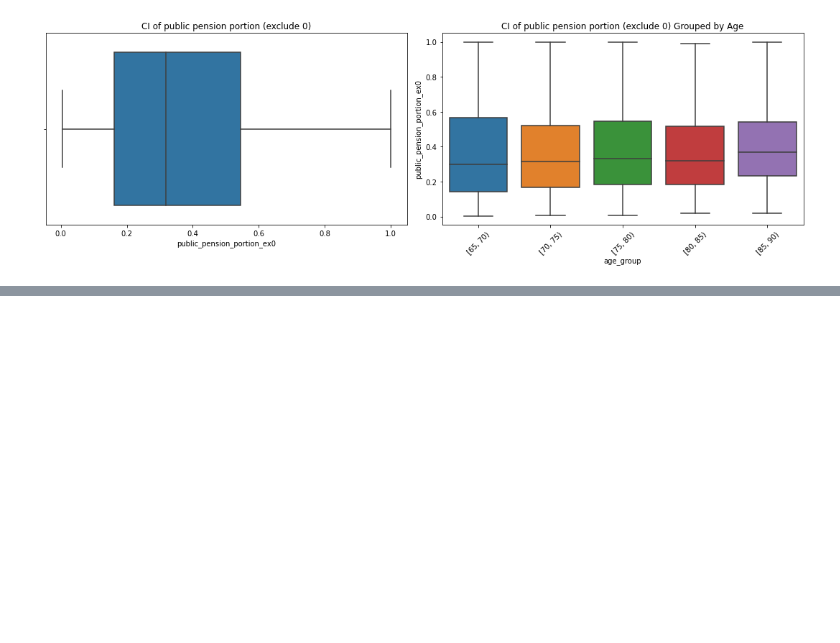
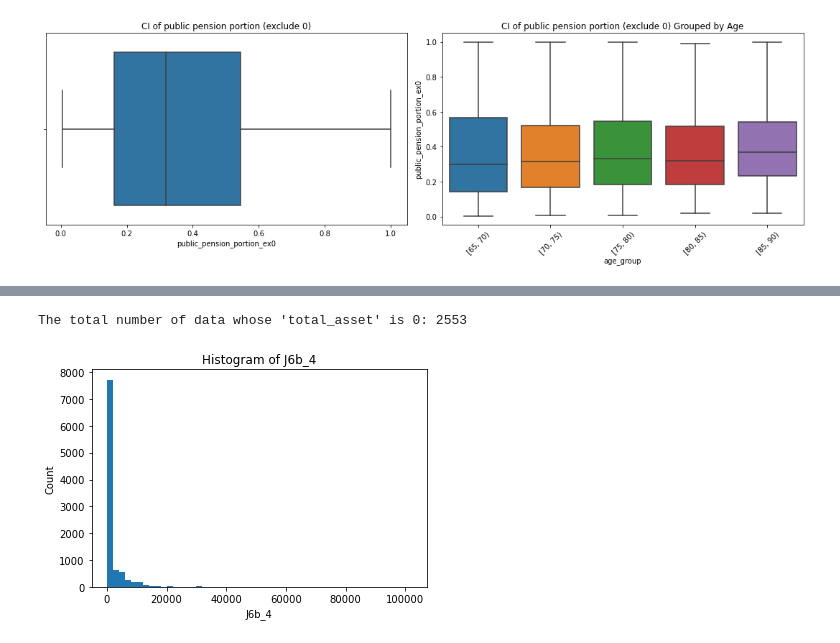
Before and after one commit to minwukim/KDI---Financial-Distress, a Jupyter notebook: Basic Data Analysis - 연령구간별 성향 분석.ipynb, the cells around one changed output, grey strips where cells are left out. Saved outputs shown, nothing was run; the diff lists cells and outputs as text; code cells hidden in the pictures; blank space fills up the shorter version.

```diff
--- a/Basic Data Analysis - 연령구간별 성향 분석.ipynb
+++ b/Basic Data Analysis - 연령구간별 성향 분석.ipynb
@@ -882,0 +977,14 @@ plt.show()
+# %%
+count_total_asset_zero = (df['J6b_4'] > 0).sum()
+print(f"The total number of data whose 'total_asset' is 0: {count_total_asset_zero}")
+# %% [output]
+The total number of data whose 'total_asset' is 0: 2553
+# %%
+plt.hist(df['J6b_4'], bins=range(min(df['J6b_4']), max(df['J6b_4']) + 2000, 2000))
+plt.title('Histogram of J6b_4')
+plt.xlabel('J6b_4')
+plt.ylabel('Count')
+
+plt.show()
+# %% [output]
+[figure, added]
```
Also changed, not shown: parts of 28 cells of this notebook.
